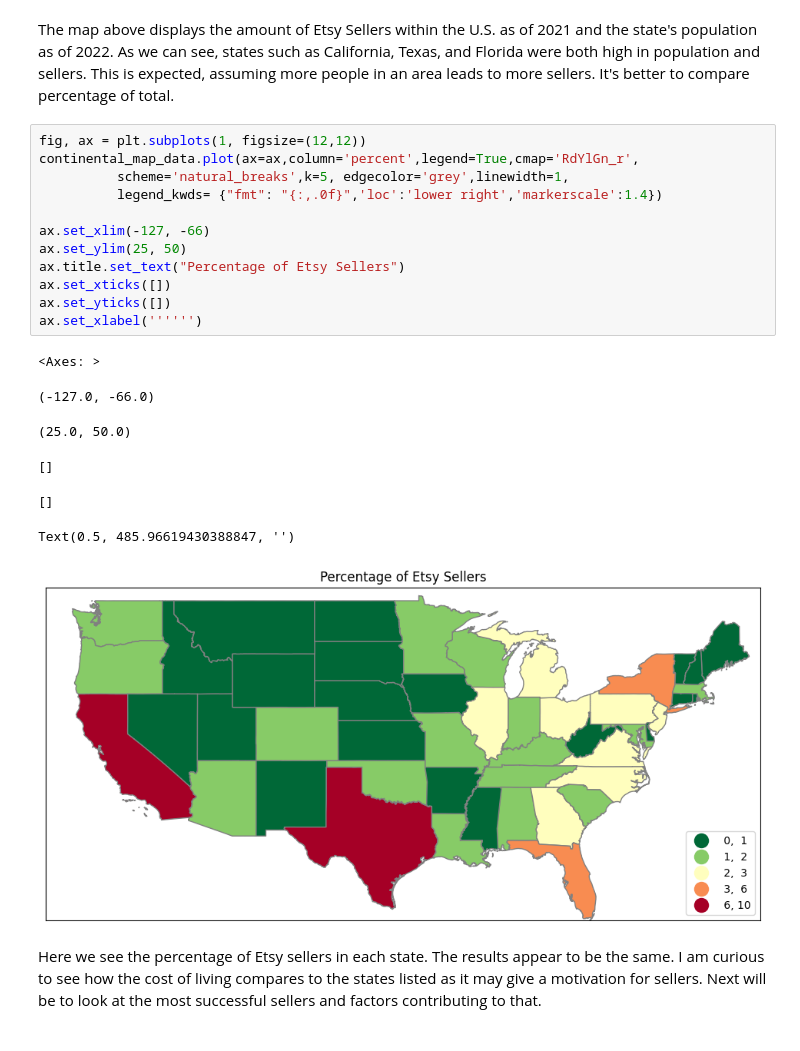
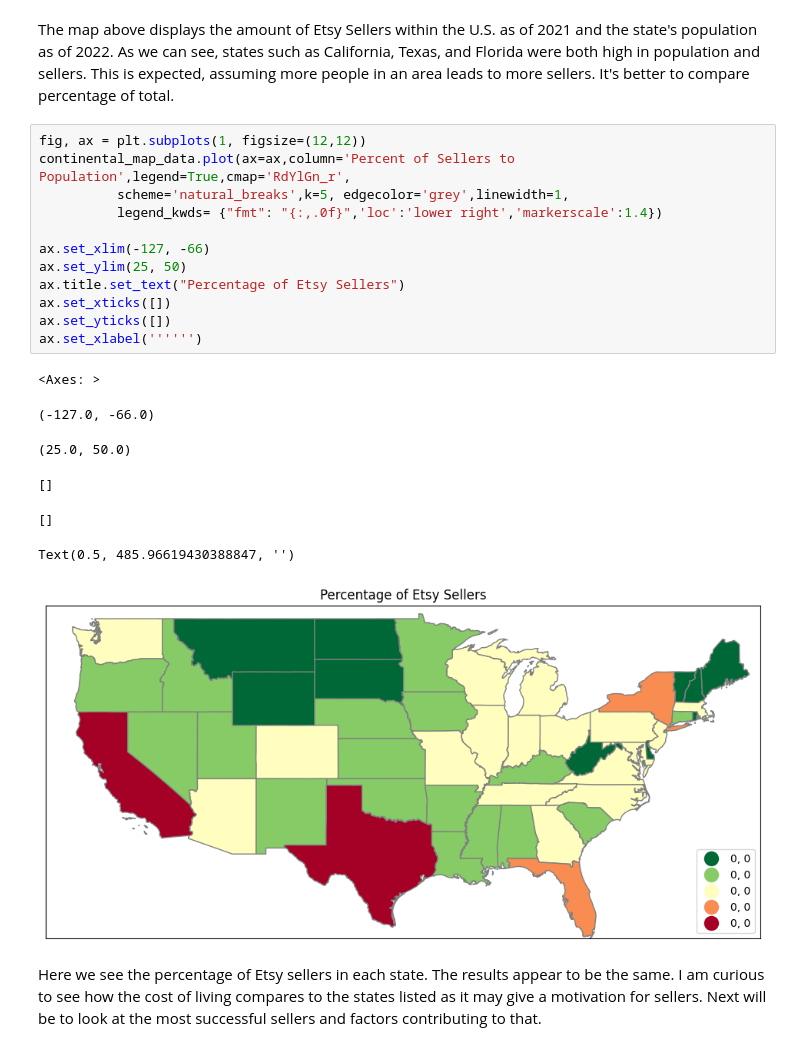
Before and after one commit to khagerthey/GIS, a Jupyter notebook: PS3.ipynb, the cells around one changed output. Saved outputs shown, nothing was run; the diff lists cells and outputs as text.

```diff
--- a/PS3.ipynb
+++ b/PS3.ipynb
@@ -237,24 +234,24 @@ plt.show()
 The map above displays the amount of Etsy Sellers within the U.S. as of 2021 and the state's population as of 2022. As we can see, states such as California, Texas, and Florida were both high in population and sellers. This is expected, assuming more people in an area leads to more sellers. It's better to compare percentage of total.
 # %%
 fig, ax = plt.subplots(1, figsize=(12,12))
-continental_map_data.plot(ax=ax,column='percent',legend=True,cmap='RdYlGn_r',
+continental_map_data.plot(ax=ax,column='Percent of Sellers to Population',legend=True,cmap='RdYlGn_r',
           scheme='natural_breaks',k=5, edgecolor='grey',linewidth=1,
           legend_kwds= {"fmt": "{:,.0f}",'loc':'lower right','markerscale':1.4})
 
 ax.set_xlim(-127, -66)
 ax.set_ylim(25, 50)
 ax.title.set_text("Percentage of Etsy Sellers")
 ax.set_xticks([])
 ax.set_yticks([])
 ax.set_xlabel('''''')
 # %% [output]
 <Axes: >
 (-127.0, -66.0)
 (25.0, 50.0)
 []
 []
 Text(0.5, 485.96619430388847, '')
-[figure, old version]
+[figure, new version]
 # %% [markdown]
  Here we see the percentage of Etsy sellers in each state. The results appear to be the same. I am curious to see how the cost of living compares to the states listed as it may give a motivation for sellers. Next will be to look at the most successful sellers and factors contributing to that.
 # %% [markdown]
```
Also changed, not shown: parts of 8 cells of this notebook.
